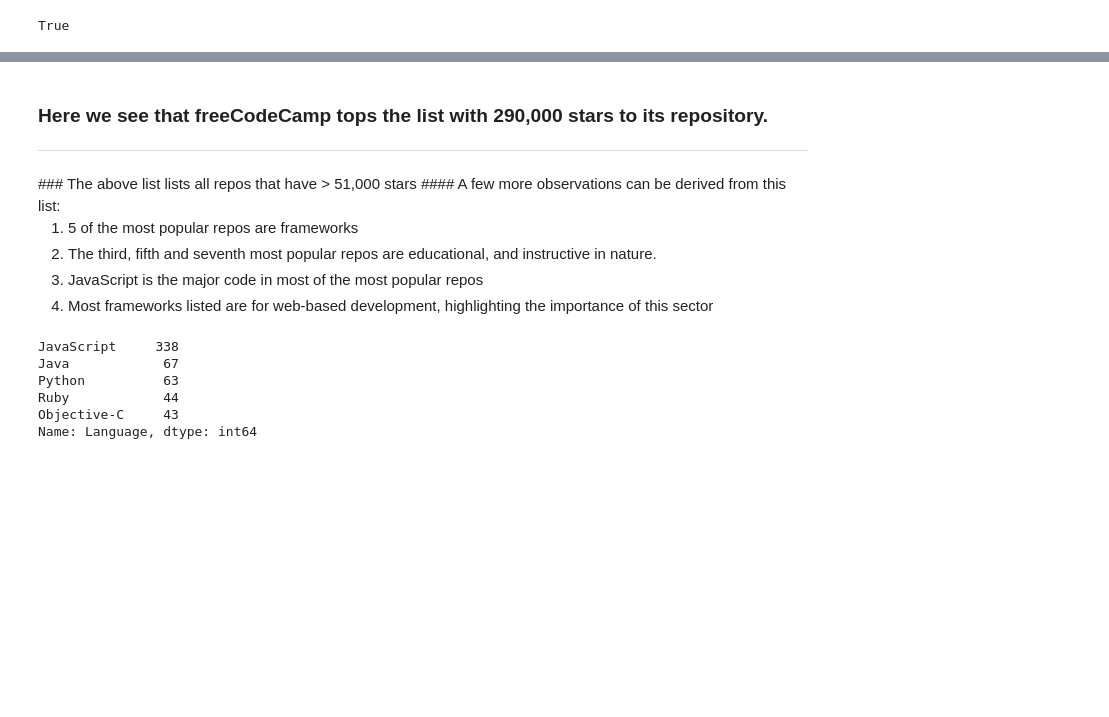
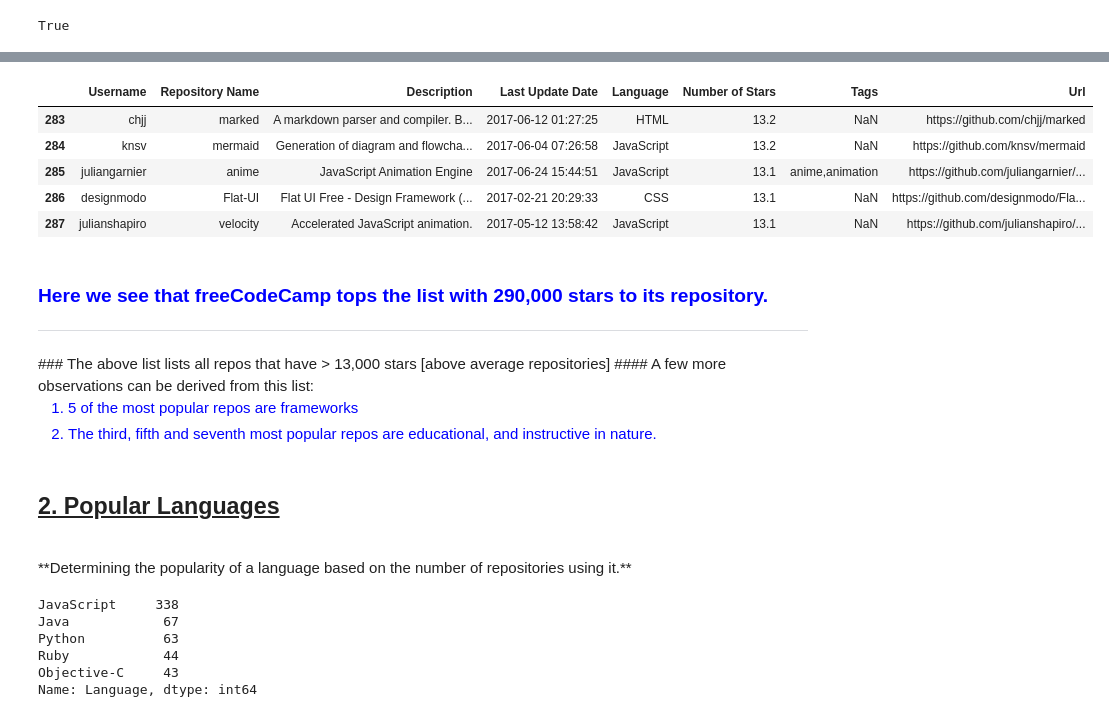
Before and after one commit to varbha/GitHub_Repository_Analysis, a Jupyter notebook: Top Projects on Github.ipynb, the cells around one changed output, grey strips where cells are left out. Saved outputs shown, nothing was run; the diff lists cells and outputs as text; code cells hidden in the pictures; blank space fills up the shorter version.

```diff
--- a/Top Projects on Github.ipynb
+++ b/Top Projects on Github.ipynb
@@ -80,2 +96,3 @@ print(max_stars,min_stars, mean_stars)
 # %%
-popular_repos= git_df[git_df['Number of Stars'] > 51.0]
+popular_repos= git_df[git_df['Number of Stars'] > 13.0]
+len(popular_repos)
@@ -99,13 +110,26 @@ popular_repos.head(13)
+# %%
+popular_repos.tail()
+# %% [output]
+|  | Username | Repository Name | Description | Last Update Date | Language | Number of Stars | Tags | Url |
+| 283 | chjj | marked | A markdown parser and compiler. B... | 2017-06-12 01:27:25 | HTML | 13.2 | NaN | https://github.com/chjj/marked |
+| 284 | knsv | mermaid | Generation of diagram and flowcha... | 2017-06-04 07:26:58 | JavaScript | 13.2 | NaN | https://github.com/knsv/mermaid |
+| 285 | juliangarnier | anime | JavaScript Animation Engine | 2017-06-24 15:44:51 | JavaScript | 13.1 | anime,animation | https://github.com/juliangarnier/... |
+| 286 | designmodo | Flat-UI | Flat UI Free - Design Framework (... | 2017-02-21 20:29:33 | CSS | 13.1 | NaN | https://github.com/designmodo/Fla... |
+| 287 | julianshapiro | velocity | Accelerated JavaScript animation. | 2017-05-12 13:58:42 | JavaScript | 13.1 | NaN | https://github.com/julianshapiro/... |
 # %% [markdown]
-### Here we see that freeCodeCamp tops the list with 290,000 stars to its repository.
+
+<h3 style="color:blue"> Here we see that freeCodeCamp tops the list with 290,000 stars to its repository.</h3>
 <hr>
-### The above list lists all repos that have > 51,000 stars
+### The above list lists all repos that have > 13,000 stars [above average repositories]
 #### A few more observations can be derived from this list:
 <ol>
-<li>5 of the most popular repos are frameworks</li>
-<li>The third, fifth and seventh most popular repos are educational, and instructive in nature.</li>
-<li>JavaScript is the major code in most of the most popular repos</li>
-<li>Most frameworks listed are for web-based development, highlighting the importance of this sector</li>
+<li style="color:blue">5 of the most popular repos are frameworks</li>
+<li style="color:blue">The third, fifth and seventh most popular repos are educational, and instructive in nature.</li>
+</ol>
+# %% [markdown]
+<h2 style="text-decoration:underline">2. Popular Languages</h2>
+<br>
+**Determining the popularity of a language based on the number of repositories using it.**
 # %%
 x=git_df['Language'].value_counts()
 x.head()
```
Also changed, not shown: parts of 27 cells of this notebook.
